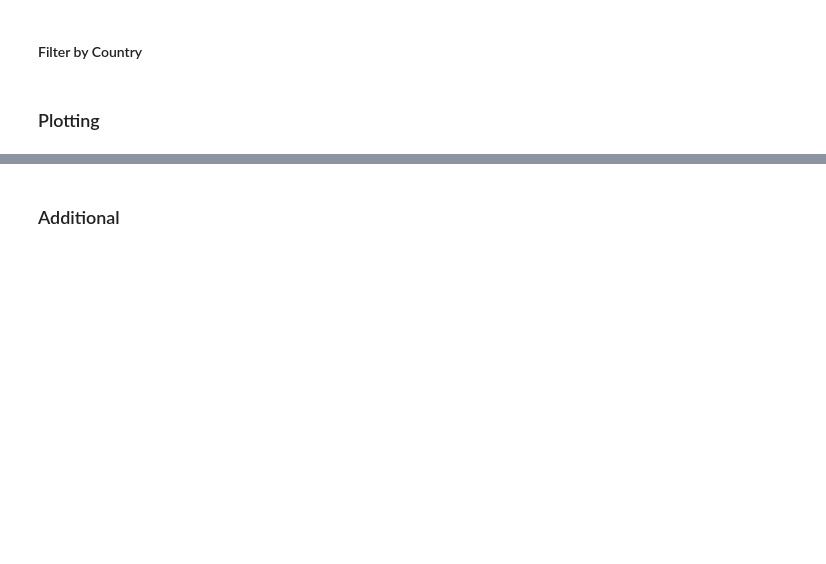
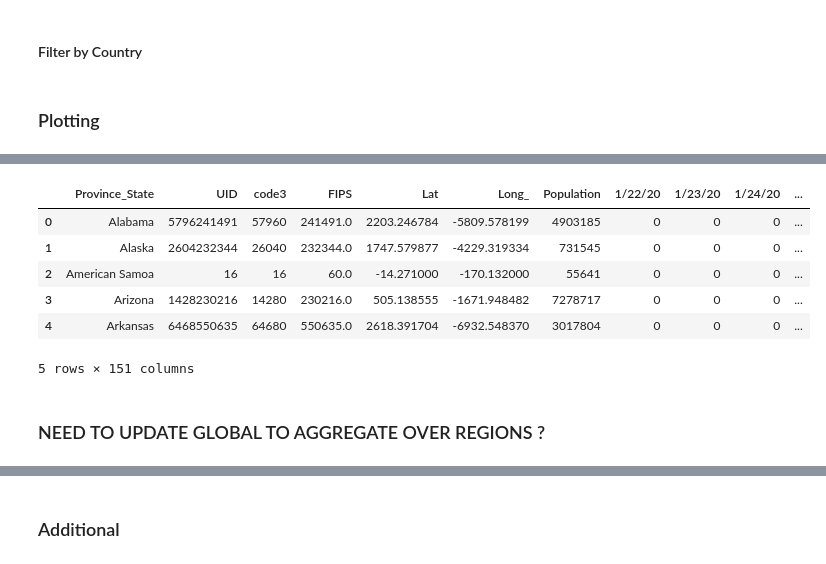
Before and after one commit to ChangingEnergy/Covid-19, a Jupyter notebook: Covid-19.ipynb, the cells around one changed output, grey strips where cells are left out. Saved outputs shown, nothing was run; the diff lists cells and outputs as text; code cells hidden in the pictures; blank space fills up the shorter version.

```diff
--- a/Covid-19.ipynb
+++ b/Covid-19.ipynb
@@ -177,0 +292,15 @@ fig.tight_layout()
+# %%
+#we just want state break down so aggregate
+US_Deaths = US_Deaths.groupby('Province_State', as_index=False).sum()
+# %%
+US_Deaths.head()
+# %% [output]
+|  | Province_State | UID | code3 | FIPS | Lat | Long_ | Population | 1/22/20 | 1/23/20 | 1/24/20 | ... |
+| 0 | Alabama | 5796241491 | 57960 | 241491.0 | 2203.246784 | -5809.578199 | 4903185 | 0 | 0 | 0 | ... |
+| 1 | Alaska | 2604232344 | 26040 | 232344.0 | 1747.579877 | -4229.319334 | 731545 | 0 | 0 | 0 | ... |
+| 2 | American Samoa | 16 | 16 | 60.0 | -14.271000 | -170.132000 | 55641 | 0 | 0 | 0 | ... |
+| 3 | Arizona | 1428230216 | 14280 | 230216.0 | 505.138555 | -1671.948482 | 7278717 | 0 | 0 | 0 | ... |
+| 4 | Arkansas | 6468550635 | 64680 | 550635.0 | 2618.391704 | -6932.548370 | 3017804 | 0 | 0 | 0 | ... |
+5 rows × 151 columns
+# %% [markdown]
+### NEED TO UPDATE GLOBAL TO AGGREGATE OVER REGIONS ?
```
Also changed, not shown: parts of 50 cells of this notebook.
